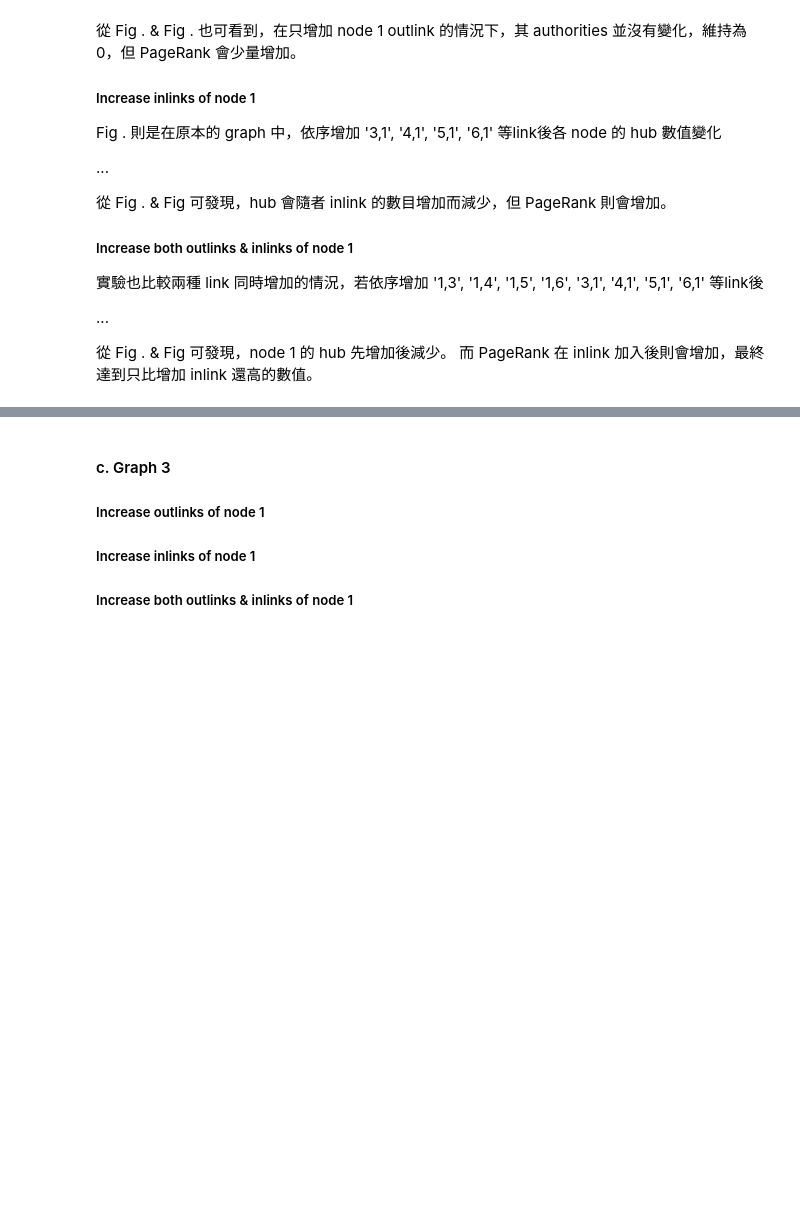
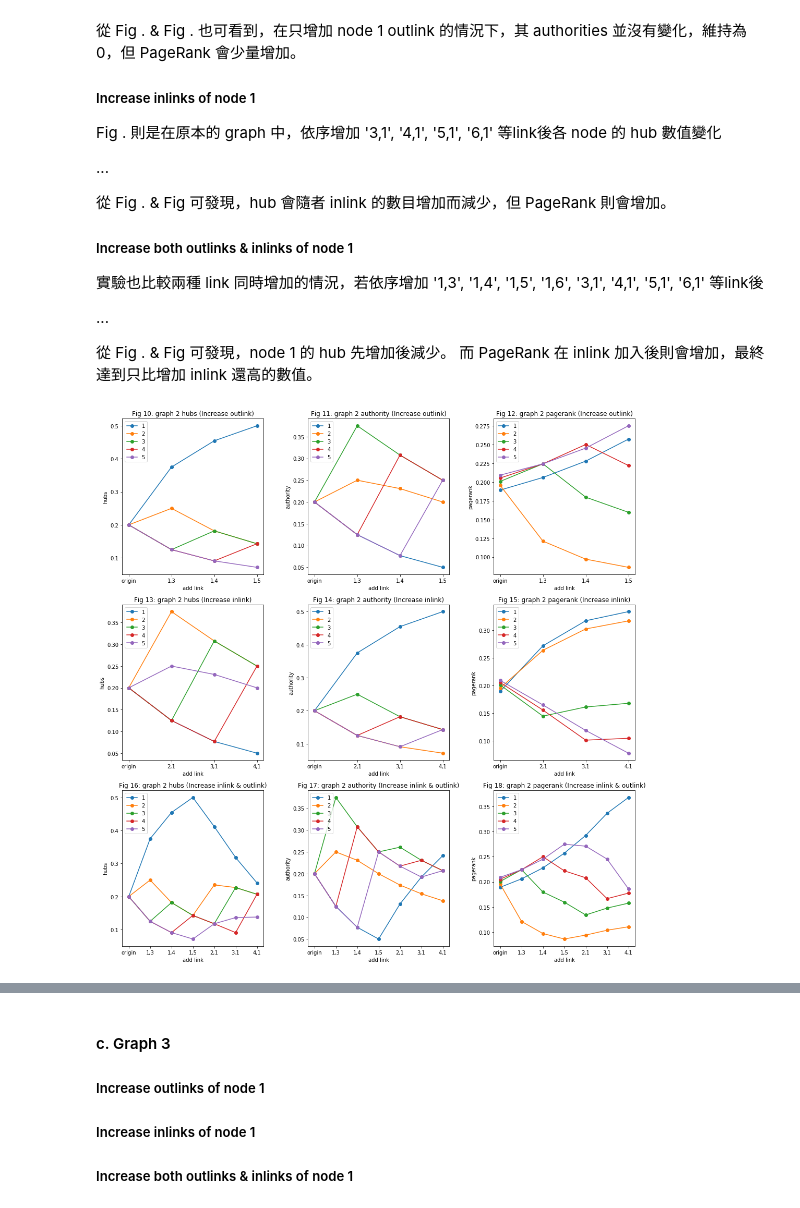
Before and after one commit to Sirius207/Link-Analysis, a Jupyter notebook: Report.ipynb, the cells around one changed output, grey strips where cells are left out. Cells and saved outputs as stored; diff of their text form; code cells hidden in the pictures; blank space fills up the shorter version.

```diff
--- a/Report.ipynb
+++ b/Report.ipynb
@@ -208,11 +208,14 @@ Fig . 則是在原本的 graph 中，依序增加 '3,1', '4,1', '5,1', '6,1' 等
 # %%
 # Fig 10 ~ Fig 18
 legends = ['1','2','3','4','5']
+plt.figure(figsize=(15, 15))
 show_graph_results(legends, 2, 10)
 
 # Plot
 plt.tight_layout()
 plt.show()
+# %% [output]
+[figure, added]
 # %%
 
 #### b. Graph 2
```
Also changed, not shown: parts of 1 cell of this notebook.
